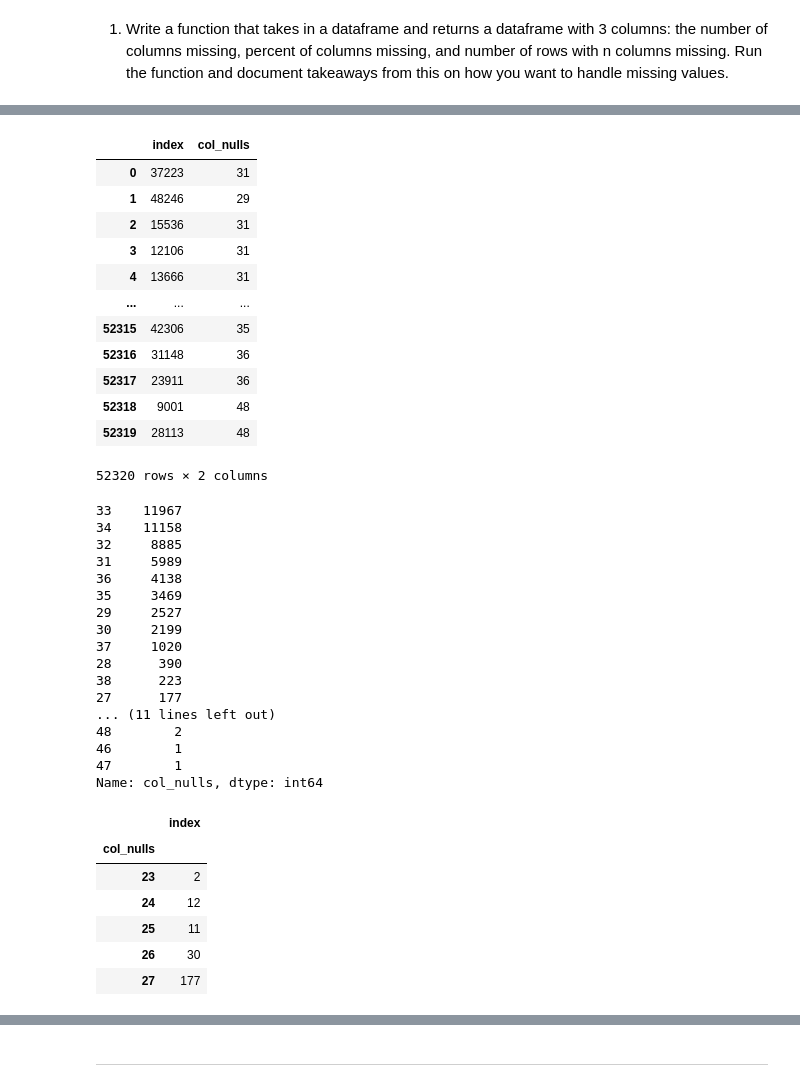
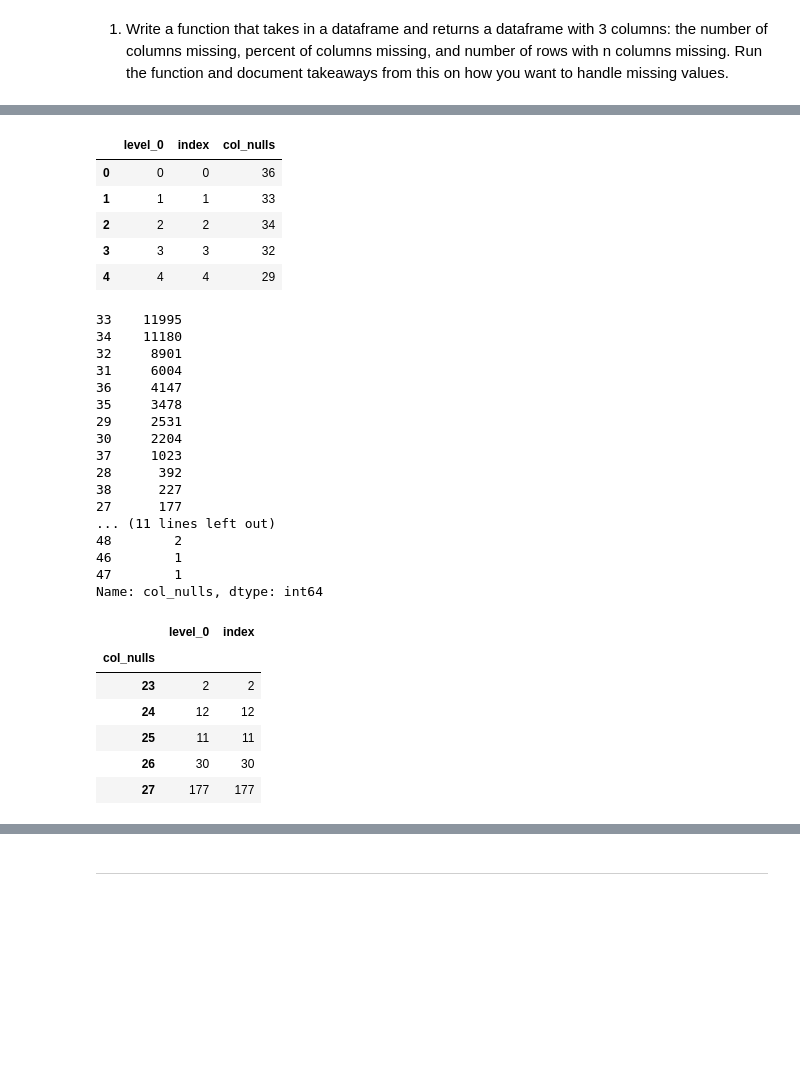
Before and after one commit to kanieladenis/clustering_exercises, a Jupyter notebook: wrangle_zillow_exercises.ipynb, the cells around one changed output, grey strips where cells are left out. Saved outputs shown, nothing was run; the diff lists cells and outputs as text; code cells hidden in the pictures; blank space fills up the shorter version.

```diff
--- a/wrangle_zillow_exercises.ipynb
+++ b/wrangle_zillow_exercises.ipynb
@@ -367,36 +353,29 @@ dft.head()
 # %%
 # shows index as id
-dft = dft.reset_index()
-dft
+dft = row_nulls.reset_index()
+dft.head()
 # %% [output]
-|  | index | col_nulls |
-| 0 | 37223 | 31 |
-| 1 | 48246 | 29 |
-| 2 | 15536 | 31 |
-| 3 | 12106 | 31 |
-| 4 | 13666 | 31 |
-| ... | ... | ... |
-| 52315 | 42306 | 35 |
-| 52316 | 31148 | 36 |
-| 52317 | 23911 | 36 |
-| 52318 | 9001 | 48 |
-| 52319 | 28113 | 48 |
+|  | level_0 | index | col_nulls |
+| 0 | 0 | 0 | 36 |
+| 1 | 1 | 1 | 33 |
+| 2 | 2 | 2 | 34 |
+| 3 | 3 | 3 | 32 |
+| 4 | 4 | 4 | 29 |
-52320 rows × 2 columns
 # %%
 # sbow # rows that have a specific number of null columns
 dft.col_nulls.value_counts()
 # %% [output]
-33    11967
-34    11158
-32     8885
-31     5989
-36     4138
-35     3469
-29     2527
-30     2199
-37     1020
-28      390
-38      223
+33    11995
+34    11180
+32     8901
+31     6004
+36     4147
+35     3478
+29     2531
+30     2204
+37     1023
+28      392
+38      227
 27      177
 ... (11 lines left out)
 48        2
@@ -408,11 +387,11 @@ Name: col_nulls, dtype: int64
 dft = dft.groupby('col_nulls').count()
 dft.head()
 # %% [output]
-|  | index |
-| col_nulls |  |
-| 23 | 2 |
-| 24 | 12 |
-| 25 | 11 |
-| 26 | 30 |
-| 27 | 177 |
+|  | level_0 | index |
+| col_nulls |  |  |
+| 23 | 2 | 2 |
+| 24 | 12 | 12 |
+| 25 | 11 | 11 |
+| 26 | 30 | 30 |
+| 27 | 177 | 177 |
 # %%
```
Also changed, not shown: parts of 104 cells of this notebook, 5 other files.
